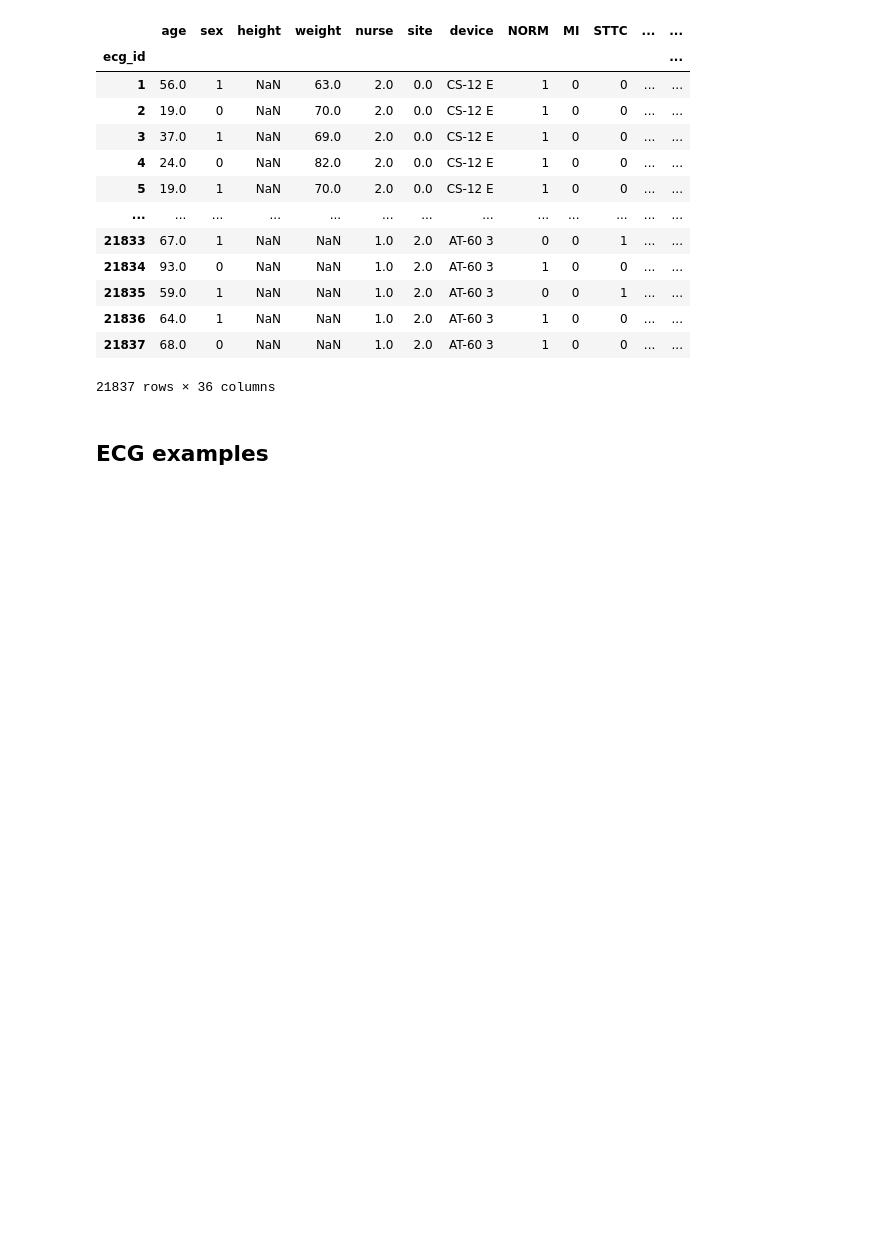
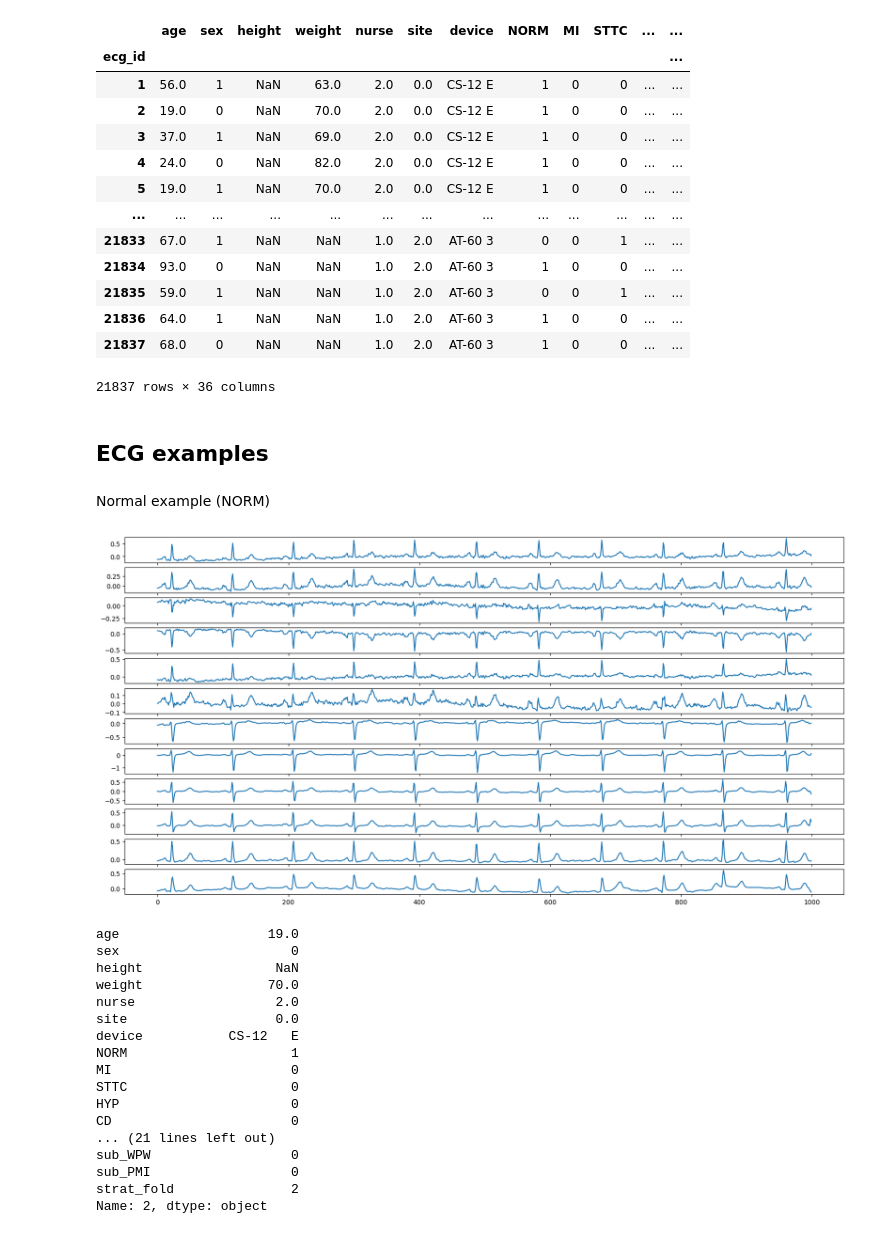
Before and after one commit to HenrikLogJacobsen/DL_UNICT, a Jupyter notebook: Data_Analysis.ipynb, the cells around one changed output. Drawn from its saved outputs; the diff is of its cells as text; code cells hidden in the pictures; blank space fills up the shorter version.

```diff
--- a/Data_Analysis.ipynb
+++ b/Data_Analysis.ipynb
@@ -323,8 +325,9 @@ class ClassUpdate():
 def get_data_by_folds(folds, x, y, target_cols, feature_cols):
     assert len(folds)  > 0, '# of provided folds should be longer than 0'
     filt = np.isin(y.strat_fold.values, folds)
-    x_selected = x[filt]
-    y_selected = y[filt]
+    pos = np.where(filt)[0]
+    x_selected = x[pos]
+    y_selected = y.iloc[pos].copy()
 
     for sc in target_cols:
         y_selected[sc] = 0
@@ -355,3 +358,33 @@ y_all
 21837 rows × 36 columns
 # %% [markdown]
 ## ECG examples
+# %% [markdown]
+Normal example (NORM)
+# %%
+# We know first sample is classified a NORM
+sample = x_all[0]
+bar, axes = plt.subplots(sample.shape[1], 1, figsize=(20,10))
+for i in range(sample.shape[1]):
+    sns.lineplot(x=np.arange(sample.shape[0]), y=sample[:, i], ax=axes[i])
+# plt.tight_layout()
+plt.show()
+print(y_all.iloc[1])
+# %% [output]
+[figure, added]
+age                   19.0
+sex                      0
+height                 NaN
+weight                70.0
+nurse                  2.0
+site                   0.0
+device           CS-12   E
+NORM                     1
+MI                       0
+STTC                     0
+HYP                      0
+CD                       0
+... (21 lines left out)
+sub_WPW                  0
+sub_PMI                  0
+strat_fold               2
+Name: 2, dtype: object
```
Also changed, not shown: parts of 14 cells of this notebook.
